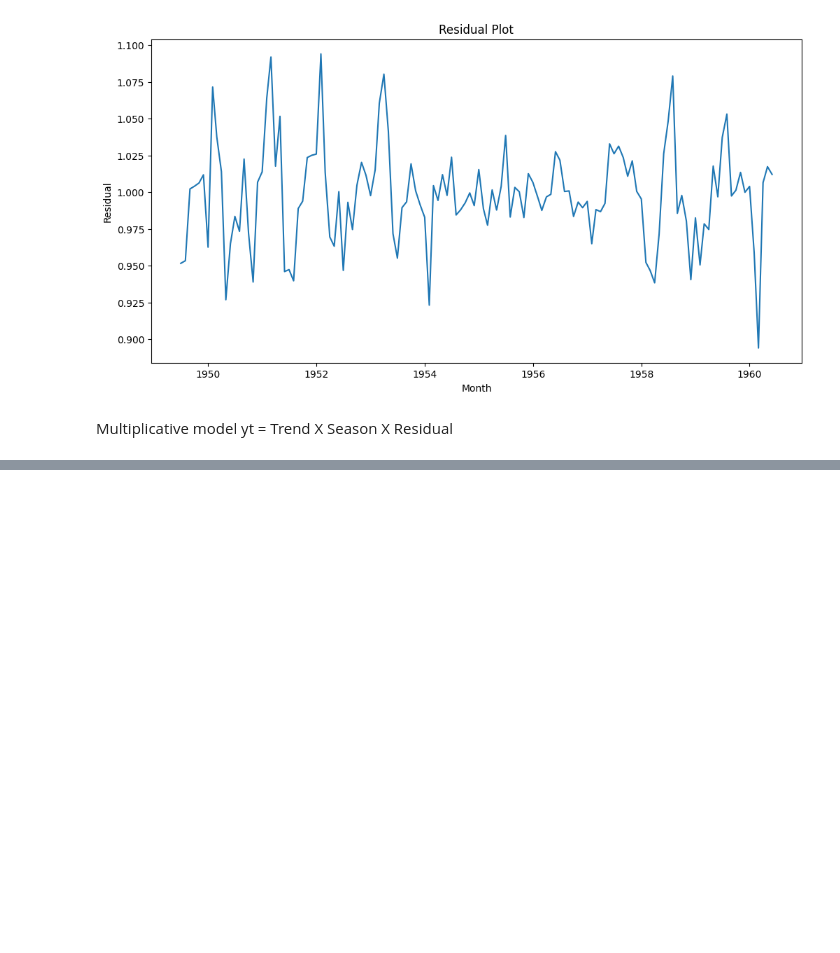
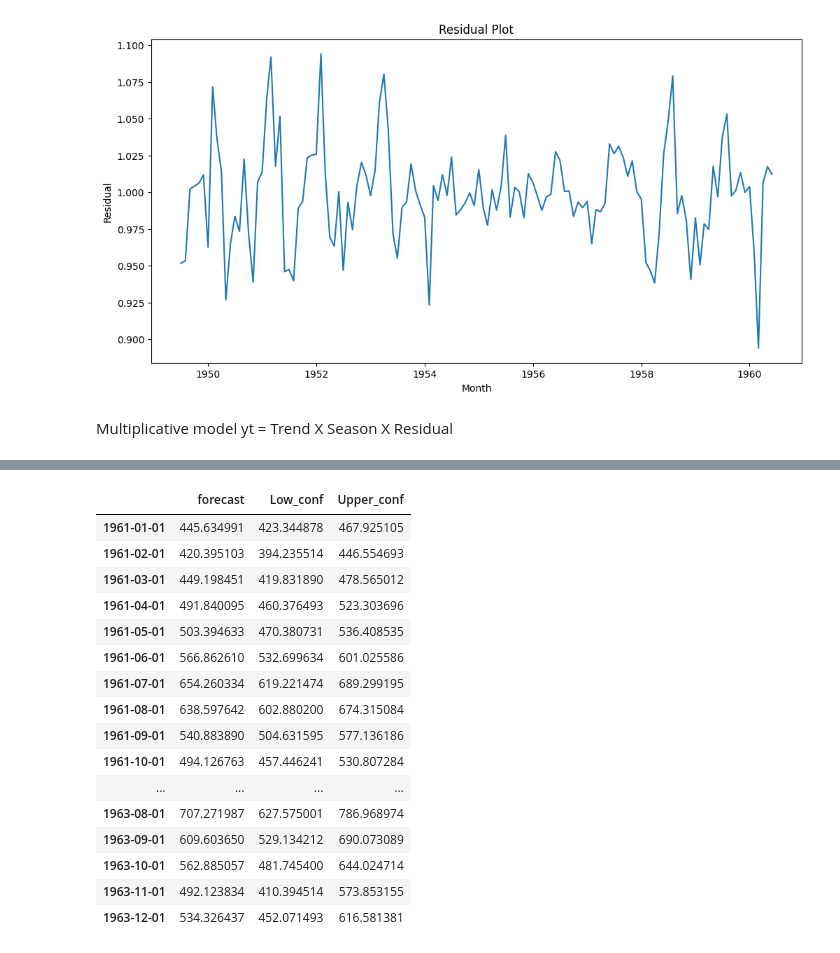
Before and after one commit to man00154/VSCode_Thu_fri_6-8-pm, a Jupyter notebook: TIME SERIES/TimeSeries.ipynb, the cells around one changed output, grey strips where cells are left out. Drawn from its saved outputs; the diff is of its cells as text; code cells hidden in the pictures; blank space fills up the shorter version.

```diff
--- a/TIME SERIES/TimeSeries.ipynb
+++ b/TIME SERIES/TimeSeries.ipynb
@@ -117,0 +148,2 @@ Multiplicative model yt = Trend X Season X Residual
+# %%
+model = auto_arima(df['nPass'], seasonal=True, m=12)
@@ -117,0 +172,2 @@ Multiplicative model yt = Trend X Season X Residual
+# %%
+forecast, conf = model.predict(n_periods=36, return_conf_int=True)
@@ -117,0 +242,20 @@ Multiplicative model yt = Trend X Season X Residual
+# %%
+df_forecast
+# %% [output]
+|  | forecast | Low_conf | Upper_conf |
+| 1961-01-01 | 445.634991 | 423.344878 | 467.925105 |
+| 1961-02-01 | 420.395103 | 394.235514 | 446.554693 |
+| 1961-03-01 | 449.198451 | 419.831890 | 478.565012 |
+| 1961-04-01 | 491.840095 | 460.376493 | 523.303696 |
+| 1961-05-01 | 503.394633 | 470.380731 | 536.408535 |
+| 1961-06-01 | 566.862610 | 532.699634 | 601.025586 |
+| 1961-07-01 | 654.260334 | 619.221474 | 689.299195 |
+| 1961-08-01 | 638.597642 | 602.880200 | 674.315084 |
+| 1961-09-01 | 540.883890 | 504.631595 | 577.136186 |
+| 1961-10-01 | 494.126763 | 457.446241 | 530.807284 |
+| ... | ... | ... | ... |
+| 1963-08-01 | 707.271987 | 627.575001 | 786.968974 |
+| 1963-09-01 | 609.603650 | 529.134212 | 690.073089 |
+| 1963-10-01 | 562.885057 | 481.745400 | 644.024714 |
+| 1963-11-01 | 492.123834 | 410.394514 | 573.853155 |
+| 1963-12-01 | 534.326437 | 452.071493 | 616.581381 |
```
Also changed, not shown: parts of 23 cells of this notebook.
